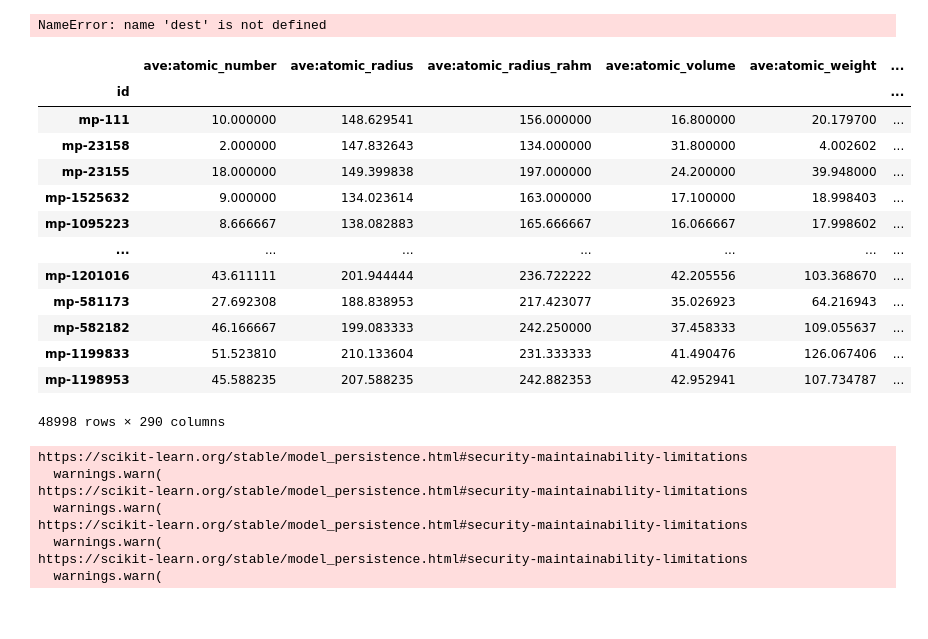
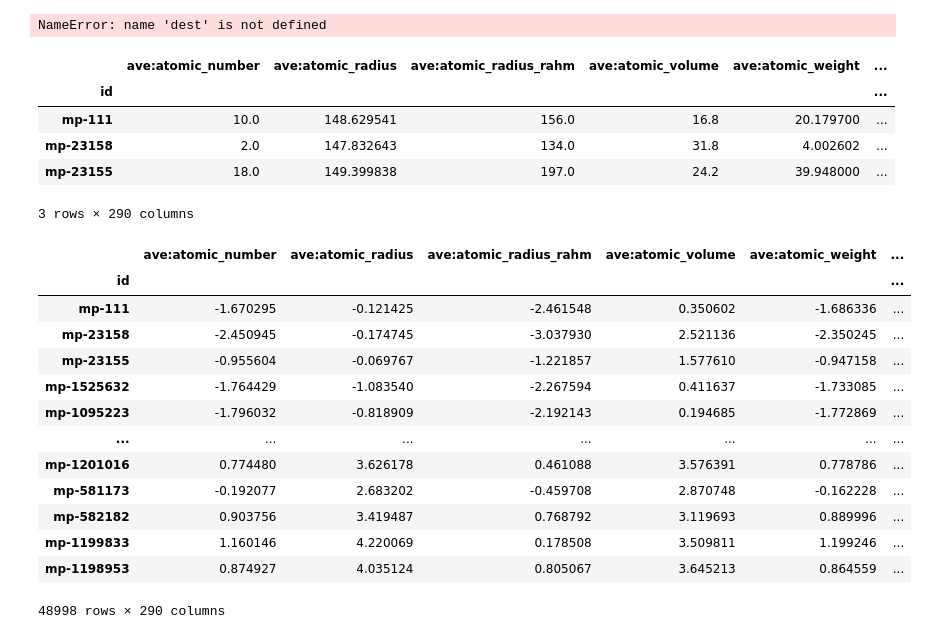
Before and after one commit to TsumiNa/foundation_model, a Jupyter notebook: data/scripts/calculate_compositional_desc.ipynb, the cells around one changed output. Cells and saved outputs as stored; diff of their text form; code cells hidden in the pictures.

```diff
--- a/data/scripts/calculate_compositional_desc.ipynb
+++ b/data/scripts/calculate_compositional_desc.ipynb
@@ -40,22 +24,15 @@ desc
 # %% [output]
 NameError: name 'dest' is not defined
 # %%
-desc
+desc = pd.read_pickle("../qc_ac_te_mp_dos_composition_desc_20250615.pd.xz")
+desc.head(3)
 # %% [output]
 |  | ave:atomic_number | ave:atomic_radius | ave:atomic_radius_rahm | ave:atomic_volume | ave:atomic_weight | ... |
 | id |  |  |  |  |  | ... |
-| mp-111 | 10.000000 | 148.629541 | 156.000000 | 16.800000 | 20.179700 | ... |
-| mp-23158 | 2.000000 | 147.832643 | 134.000000 | 31.800000 | 4.002602 | ... |
-| mp-23155 | 18.000000 | 149.399838 | 197.000000 | 24.200000 | 39.948000 | ... |
-| mp-1525632 | 9.000000 | 134.023614 | 163.000000 | 17.100000 | 18.998403 | ... |
-| mp-1095223 | 8.666667 | 138.082883 | 165.666667 | 16.066667 | 17.998602 | ... |
-| ... | ... | ... | ... | ... | ... | ... |
-| mp-1201016 | 43.611111 | 201.944444 | 236.722222 | 42.205556 | 103.368670 | ... |
-| mp-581173 | 27.692308 | 188.838953 | 217.423077 | 35.026923 | 64.216943 | ... |
-| mp-582182 | 46.166667 | 199.083333 | 242.250000 | 37.458333 | 109.055637 | ... |
-| mp-1199833 | 51.523810 | 210.133604 | 231.333333 | 41.490476 | 126.067406 | ... |
-| mp-1198953 | 45.588235 | 207.588235 | 242.882353 | 42.952941 | 107.734787 | ... |
+| mp-111 | 10.0 | 148.629541 | 156.0 | 16.8 | 20.179700 | ... |
+| mp-23158 | 2.0 | 147.832643 | 134.0 | 31.8 | 4.002602 | ... |
+| mp-23155 | 18.0 | 149.399838 | 197.0 | 24.2 | 39.948000 | ... |
-48998 rows × 290 columns
+3 rows × 290 columns
 # %%
 import joblib
 
@@ -66,16 +43,27 @@ from sklearn.preprocessing import PowerTransformer
 pipe = Pipeline(
     [("standardscaler", StandardScaler()), ("powertransformer", PowerTransformer(method="yeo-johnson"))]
 )
-preprocessing_object = joblib.load("/data/foundation_model/data/preprocessing_objects_20250529.pkl.z")
+preprocessing_object = joblib.load("../preprocessing_objects_20250615.pkl.z")
 
-desc_trans = dataset.fit_transform(desc)
-desc = pd.DataFrame(desc_trans, columns=desc.columns, index=desc.index)
+desc_trans = pipe.fit_transform(desc)
+desc_trans = pd.DataFrame(desc_trans, columns=desc.columns, index=desc.index)
+
+desc_trans.to_pickle("../qc_ac_te_mp_dos_composition_desc_trans_20250615.pd.xz")
+desc_trans.to_parquet("../qc_ac_te_mp_dos_composition_desc_trans_20250615.pd.parquet")
+
+desc_trans
 # %% [output]
+|  | ave:atomic_number | ave:atomic_radius | ave:atomic_radius_rahm | ave:atomic_volume | ave:atomic_weight | ... |
+| id |  |  |  |  |  | ... |
+| mp-111 | -1.670295 | -0.121425 | -2.461548 | 0.350602 | -1.686336 | ... |
+| mp-23158 | -2.450945 | -0.174745 | -3.037930 | 2.521136 | -2.350245 | ... |
+| mp-23155 | -0.955604 | -0.069767 | -1.221857 | 1.577610 | -0.947158 | ... |
+| mp-1525632 | -1.764429 | -1.083540 | -2.267594 | 0.411637 | -1.733085 | ... |
+| mp-1095223 | -1.796032 | -0.818909 | -2.192143 | 0.194685 | -1.772869 | ... |
+| ... | ... | ... | ... | ... | ... | ... |
+| mp-1201016 | 0.774480 | 3.626178 | 0.461088 | 3.576391 | 0.778786 | ... |
+| mp-581173 | -0.192077 | 2.683202 | -0.459708 | 2.870748 | -0.162228 | ... |
+| mp-582182 | 0.903756 | 3.419487 | 0.768792 | 3.119693 | 0.889996 | ... |
+| mp-1199833 | 1.160146 | 4.220069 | 0.178508 | 3.509811 | 1.199246 | ... |
+| mp-1198953 | 0.874927 | 4.035124 | 0.805067 | 3.645213 | 0.864559 | ... |
-https://scikit-learn.org/stable/model_persistence.html#security-maintainability-limitations
-  warnings.warn(
-https://scikit-learn.org/stable/model_persistence.html#security-maintainability-limitations
-  warnings.warn(
-https://scikit-learn.org/stable/model_persistence.html#security-maintainability-limitations
-  warnings.warn(
-https://scikit-learn.org/stable/model_persistence.html#security-maintainability-limitations
-  warnings.warn(
+48998 rows × 290 columns
```
Also changed, not shown: parts of 5 cells of this notebook, 8 other files.
